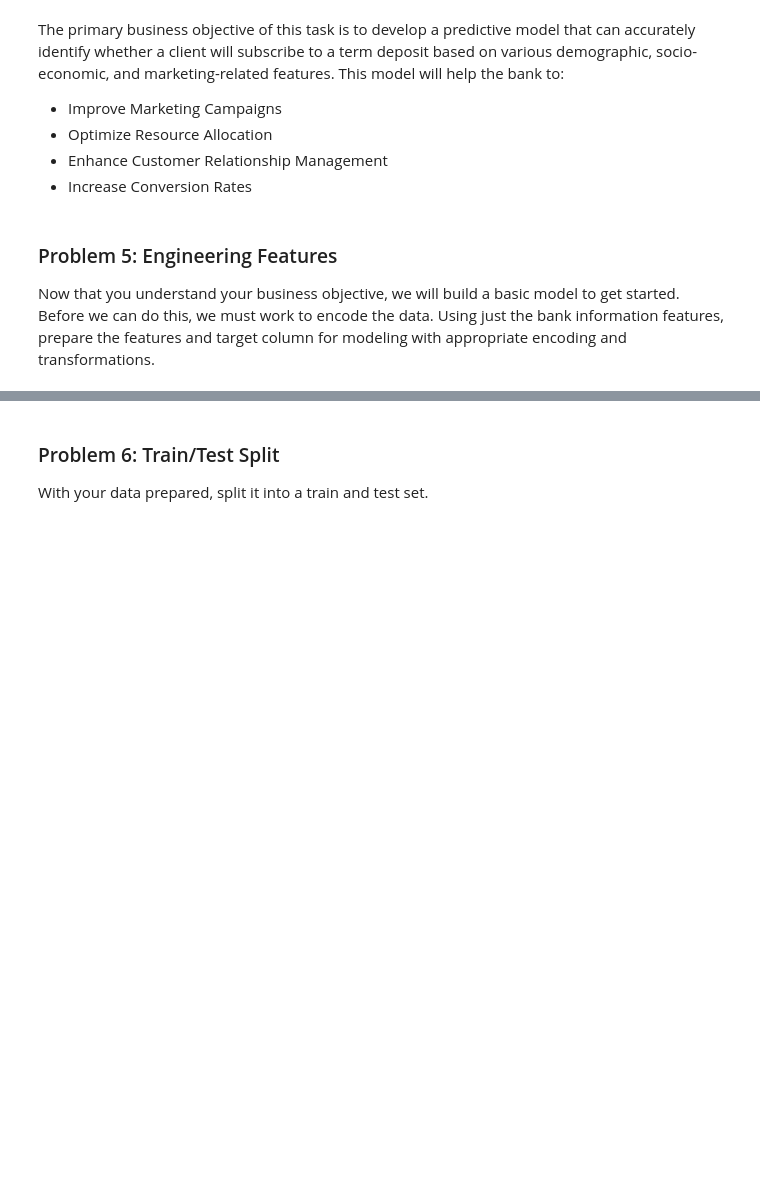
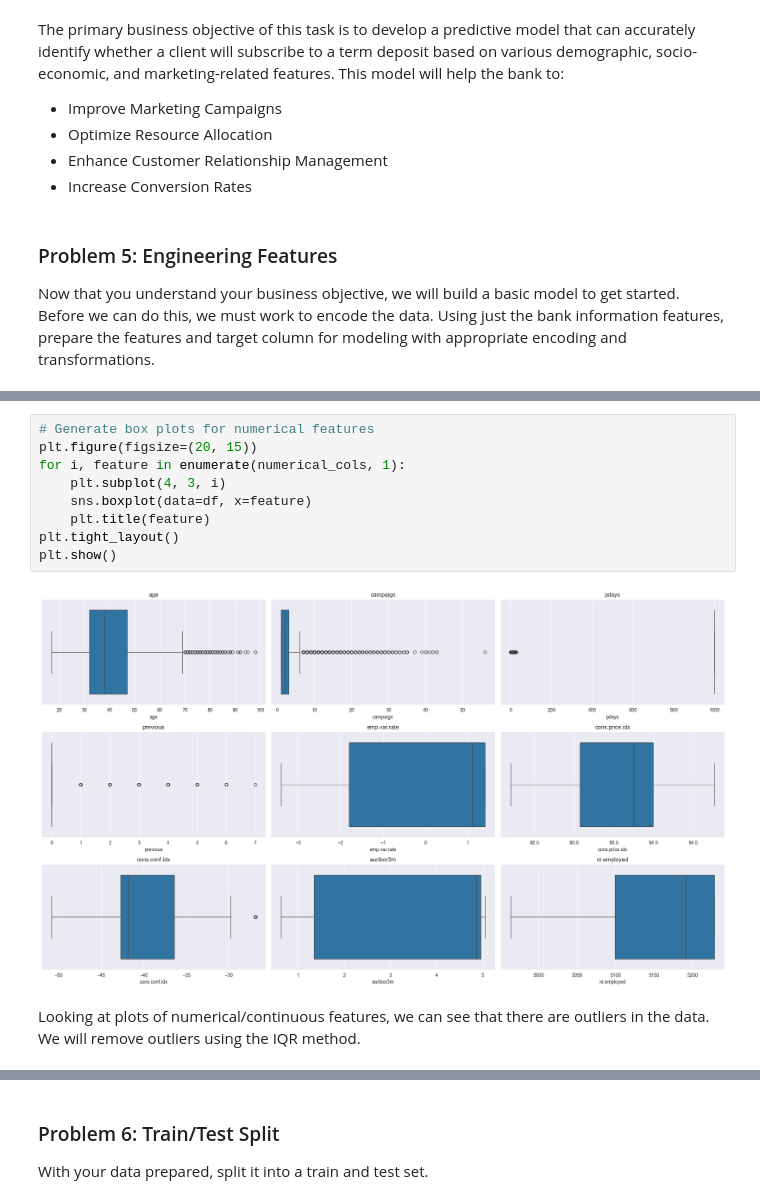
Before and after one commit to seancanny091/AIML_PAA_17_1, a Jupyter notebook: PAA_17_1.ipynb, the cells around one changed output, grey strips where cells are left out. Cells and saved outputs as stored; diff of their text form; blank space fills up the shorter version.

```diff
--- a/PAA_17_1.ipynb
+++ b/PAA_17_1.ipynb
@@ -209,0 +215,13 @@ preprocessor = ColumnTransformer(
+# %%
+# Generate box plots for numerical features
+plt.figure(figsize=(20, 15))
+for i, feature in enumerate(numerical_cols, 1):
+    plt.subplot(4, 3, i)
+    sns.boxplot(data=df, x=feature)
+    plt.title(feature)
+plt.tight_layout()
+plt.show()
+# %% [output]
+[figure, added]
+# %% [markdown]
+Looking at plots of numerical/continuous features, we can see that there are outliers in the data.  We will remove outliers using the IQR method.
```
Also changed, not shown: parts of 32 cells of this notebook, 5 other files.
